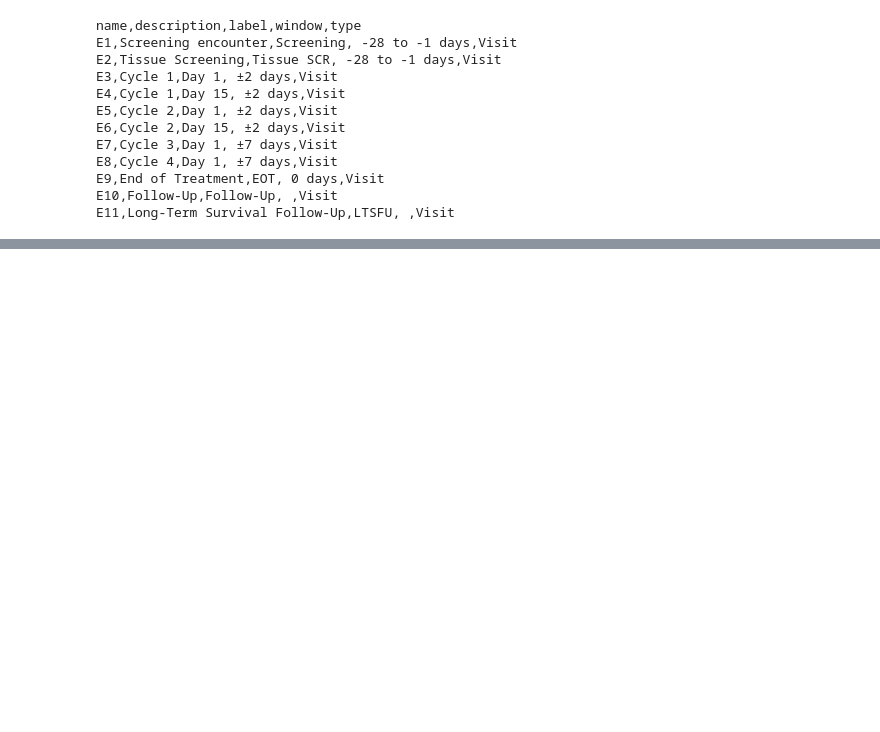
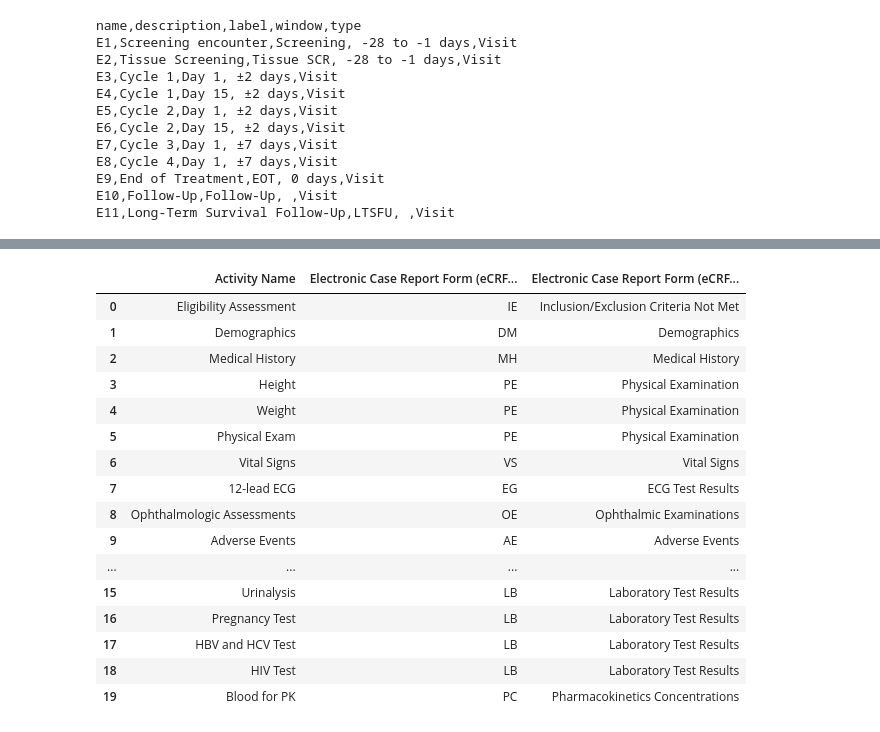
Before and after one commit to conrad-kurowski/scdm_workshop_2024, a Jupyter notebook: study_build_automation_activity.ipynb, the cells around one changed output, grey strips where cells are left out. Drawn from its saved outputs; the diff is of its cells as text; code cells hidden in the pictures; blank space fills up the shorter version.

```diff
--- a/study_build_automation_activity.ipynb
+++ b/study_build_automation_activity.ipynb
@@ -147,0 +218,14 @@ visit_df = pd.DataFrame()
+# %%
+activity_to_form_prompt = f'''
+***Task: Activity to Form Mapping Task***
+
+You will be provided a set of one or more images representing Schedule of Activities / Schedule of Assessments (SOA) from a Clinical Trial Protocol document. Your task is to map each **activity** found in the **Schedule of Activities / Schedule of Assessments (SOA)** to the provided library of **eCRFs (Electronic Case Report Forms)**. Use your experience as an Expert Clinical Trial Data Manager to intuitively build the mapping, ensuring the appropriate eCRF forms are used to collect the data for each **activity** . If no appropriate eCRF exists in the library for a given **activity**, leave that row blank. If there are multiple appropriate eCRFs in the library for a given Activity, you may select multiple as a comma separated list. Pay attention to the footnotes of the provided input file as they contain details about each **activity** that may aid in the activity to form mapping task. Do not output any text other than the final output.
+
+Electronic Case Report Form Library:
+{ecrf_library}
+
+Provide your output in the following CSV format:
+Activity Name, Electronic Case Report Form (eCRF) Form RefName, Electronic Case Report Form (eCRF) Label
+
+Answer:
+'''
@@ -147,0 +293,24 @@ visit_df = pd.DataFrame()
+# %%
+# use StringIO to read the output text as a CSV
+extracted_activities_forms = response.choices[0].message.content
+extracted_activities_forms_io = StringIO(extracted_activities_forms)
+activities_forms_df = pd.read_csv(extracted_activities_forms_io, sep = ",", header = 0)
+activities_forms_df.head(n=20)
+# %% [output]
+|  | Activity Name | Electronic Case Report Form (eCRF... | Electronic Case Report Form (eCRF... |
+| 0 | Eligibility Assessment | IE | Inclusion/Exclusion Criteria Not Met |
+| 1 | Demographics | DM | Demographics |
+| 2 | Medical History | MH | Medical History |
+| 3 | Height | PE | Physical Examination |
+| 4 | Weight | PE | Physical Examination |
+| 5 | Physical Exam | PE | Physical Examination |
+| 6 | Vital Signs | VS | Vital Signs |
+| 7 | 12-lead ECG | EG | ECG Test Results |
+| 8 | Ophthalmologic Assessments | OE | Ophthalmic Examinations |
+| 9 | Adverse Events | AE | Adverse Events |
+| ... | ... | ... | ... |
+| 15 | Urinalysis | LB | Laboratory Test Results |
+| 16 | Pregnancy Test | LB | Laboratory Test Results |
+| 17 | HBV and HCV Test | LB | Laboratory Test Results |
+| 18 | HIV Test | LB | Laboratory Test Results |
+| 19 | Blood for PK | PC | Pharmacokinetics Concentrations |
```
Also changed, not shown: parts of 10 cells of this notebook, 1 other file.
